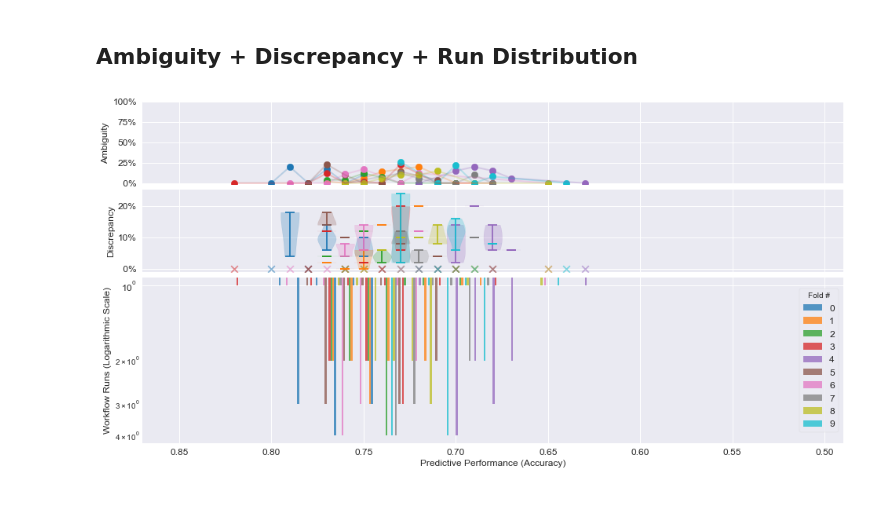
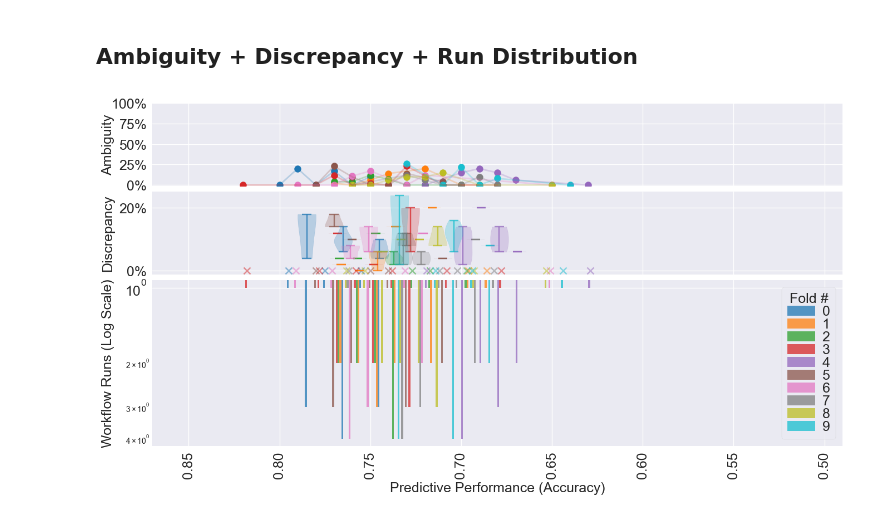
Before and after one commit to So-Cool/CrossModelFairness, a Jupyter notebook: notebooks/ambiguity.ipynb, the cells around one changed output. Drawn from its saved outputs; the diff is of its cells as text; code cells hidden in the pictures.

```diff
--- a/notebooks/ambiguity.ipynb
+++ b/notebooks/ambiguity.ipynb
@@ -337,6 +340,8 @@ if save_fig:
 # %% [markdown]
 ## Ambiguity + Discrepancy + Run Distribution
 # %%
+shift = [-.005, -0.004, -0.003, -0.002, -0.001, 0, 0.001, 0.002, 0.003, 0.004]
+
 fig2, (axis21, axis211, axis22) = plt.subplots(  # change
     nrows=3, ncols=1, sharex=True,  # change 2
     figsize=(16, 8), gridspec_kw={'height_ratios': [1, 1, 2]})
@@ -357,9 +362,10 @@ for (x, y), fold_id, c in zip(plotlines, folds, colours):
 axis21.yaxis.set_major_formatter(plt.FuncFormatter(lambda val, loc: f'{100*val:2.0f}%'))
 
 if task_id == 31: axis21.set_yticks(np.arange(0, 1.01, .25))
-axis21.tick_params(axis='y', labelsize=12)
+axis21.tick_params(axis='y', labelsize=18)
 
-axis21.set_ylabel('Ambiguity', fontsize=12)
+axis21.set_ylabel('Ambiguity', fontsize=18)
+axis21.get_yaxis().set_label_coords(-0.055, 0.5)
 
 #
 # axis21.legend(title='Fold #', loc='upper right', frameon=True, framealpha=.75)  # , facecolor='white'
@@ -382,17 +388,24 @@ for x_y, x_y_box, fold_id, c in zip(plotlines_discrepancy, plotlines_discrepancy
         del metrics[i]
         del data[i]
     #
-    violins = axis211.violinplot(data, metrics, widths=0.01)
+    violins = axis211.violinplot(data, np.asarray(metrics)+shift[int(fold_id)], widths=0.01)
     for pc in violins['bodies']:
         pc.set_color(c)
         # pc.set_facecolor('black')
         # pc.set_edgecolor('black')
         pc.set_alpha(.25)
+        pc.set_zorder(10)
     violins['cbars'].set_color(c)
+    violins['cbars'].set_alpha(.75)
+    violins['cbars'].set_zorder(1)
     violins['cmins'].set_color(c)
+    violins['cmins'].set_alpha(.75)
+    violins['cmins'].set_zorder(1)
     violins['cmaxes'].set_color(c)
+    violins['cmaxes'].set_alpha(.75)
+    violins['cmaxes'].set_zorder(1)
     #
-    axis211.scatter(no_box, [0]*len(no_box), marker='x', color=c, alpha=.5, s=75)
+    axis211.scatter(np.asarray(no_box)+shift[int(fold_id)], [0]*len(no_box), marker='x', color=c, alpha=.5, s=75)
 
 # if x_precision:
 #     plt.xticks(
@@ -402,12 +415,12 @@ for x_y, x_y_box, fold_id, c in zip(plotlines_discrepancy, plotlines_discrepancy
 # axis211.invert_xaxis()
 axis211.yaxis.set_major_formatter(plt.FuncFormatter(lambda val, loc: f'{100*val:2.0f}%'))
 
-axis211.tick_params(axis='y', labelsize=12)
+axis211.tick_params(axis='y', labelsize=18)
 
-axis211.set_ylabel('Discrepancy', fontsize=12)
+axis211.set_ylabel('Discrepancy', fontsize=18)
+axis211.get_yaxis().set_label_coords(-0.055, 0.5)
 
 # fig2
-shift = [-.005, -0.004, -0.003, -0.002, -0.001, 0, 0.001, 0.002, 0.003, 0.004]
 
 for (x, y), fold_id, c in zip(plotlines_count, folds, colours):
     axis22.bar(np.asarray(x)+shift[int(fold_id)], y, width=0.001,
@@ -425,36 +438,37 @@ if x_precision:
         np.arange(x_range_min, x_range_max, x_precision)
     )
     if task_id == 29: axis22.set_xlim(.39, .99)
     if task_id == 31: axis22.set_xlim(.49, .87)
     if task_id == 7592: axis22.set_xlim(.69, .89)
 
 axis22.set_yscale('log')
 
 axis22.invert_xaxis()
 axis22.invert_yaxis()
 
-axis22.set_xlabel('Predictive Performance (Accuracy)', fontsize=12)
-axis22.set_ylabel('Workflow Runs (Logarithmic Scale)', fontsize=12)
+axis22.set_xlabel('Predictive Performance (Accuracy)', fontsize=18)
+axis22.set_ylabel('Workflow Runs (Log Scale)', fontsize=18)
+axis22.get_yaxis().set_label_coords(-0.055, 0.5)
 
-axis22.tick_params(axis='x', labelsize=12)
-axis22.tick_params(axis='y', labelsize=12)
+axis22.tick_params(axis='x', labelsize=18, labelrotation=90)
+axis22.tick_params(axis='y', labelsize=18)
 
 #
-axis22.legend(title='Fold #', loc='center right', frameon=True, framealpha=.75, fontsize=12)  # , facecolor='white'
+axis22.legend(title='Fold #', loc='center right', frameon=True, framealpha=.75, fontsize=18, labelspacing=0.0, title_fontsize=18, handletextpad=0.5)  # , facecolor='white'
 #
 
 fig2.subplots_adjust(# left=0.1,
                      # bottom=0.1,
                      # right=0.9,
                      # top=0.9,
                      # wspace=0.4,
                      hspace=0.05)  # 0.025
 
 if save_fig:
     plt.savefig(
         f'./figures/ambiguity_with_count_{task_id}_{flow_id}_{delta}.pdf',
         dpi=300,
         bbox_inches='tight',
         pad_inches=0)
 # %% [output]
-[figure, old version]
+[figure, new version]
```
Also changed, not shown: parts of 3 cells of this notebook, 6 other files.
